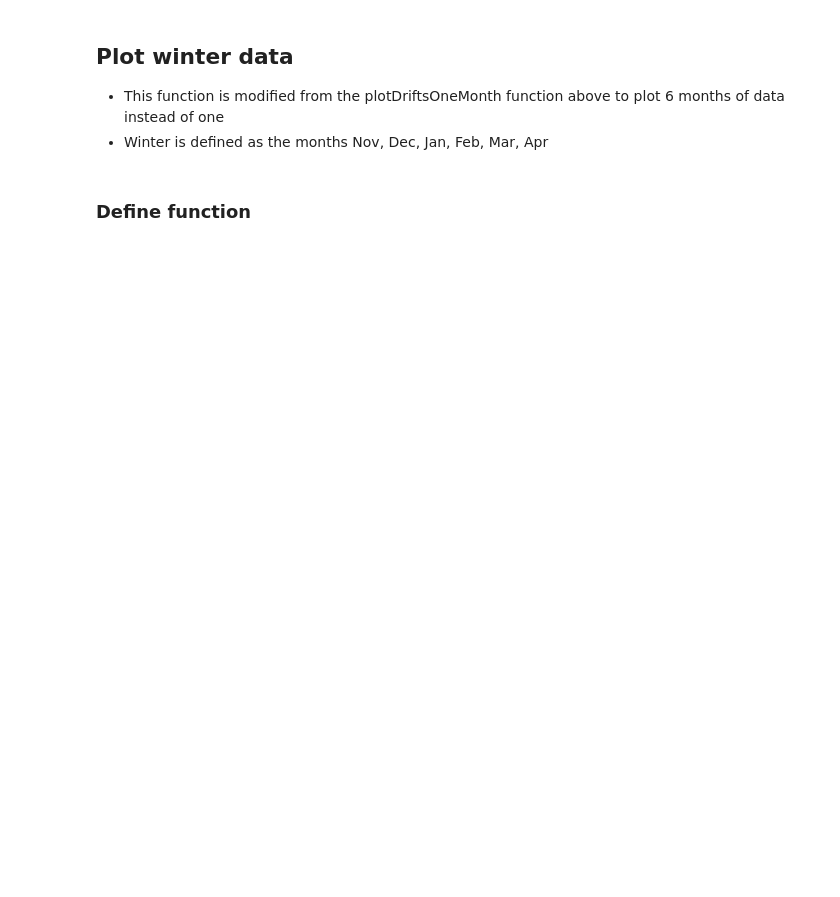
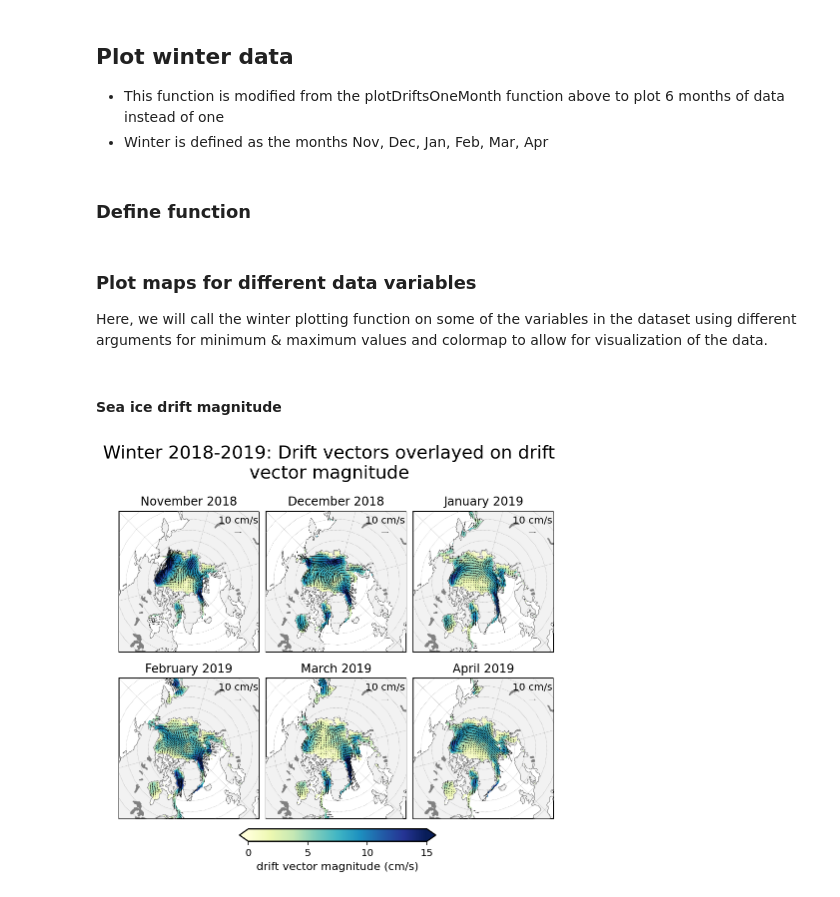
Before and after one commit to nicolejkeeney/icesat2-book, a Jupyter notebook: ice_drift.ipynb, the cells around one changed output. Drawn from its saved outputs; the diff is of its cells as text; code cells hidden in the pictures; blank space fills up the shorter version.

```diff
--- a/ice_drift.ipynb
+++ b/ice_drift.ipynb
@@ -151,0 +222,11 @@ plotDriftsOneMonth(dataset, dataVar = 'ice_thickness_filled', month = 'Jan 2019'
+# %% [markdown]
+### Plot maps for different data variables
+Here, we will call the winter plotting function on some of the variables in the dataset using different arguments for minimum & maximum values and colormap to allow for visualization of the data.
+# %% [markdown]
+#### Sea ice drift magnitude
+# %%
+#winter 2019-2020
+plotWinterDrifts(dataset.sel(time = slice('Nov 2018', 'Apr 2019')), dataVar = 'drifts_magnitude', cbarTicks = np.arange(0,15 + 5, 5),
+               minval = 0, maxval = 15, title = 'Winter 2018-2019')
+# %% [output]
+[figure, added]
```
Also changed, not shown: parts of 14 cells of this notebook, 6 other files.
